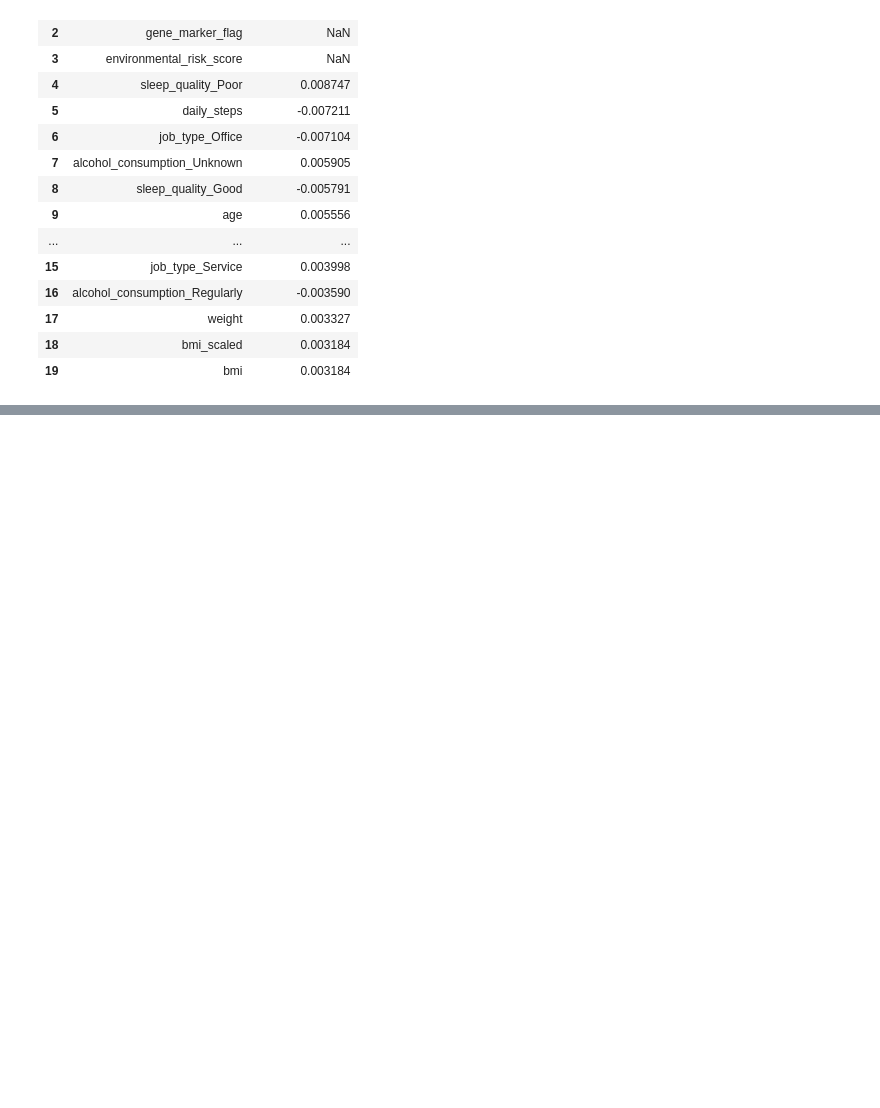
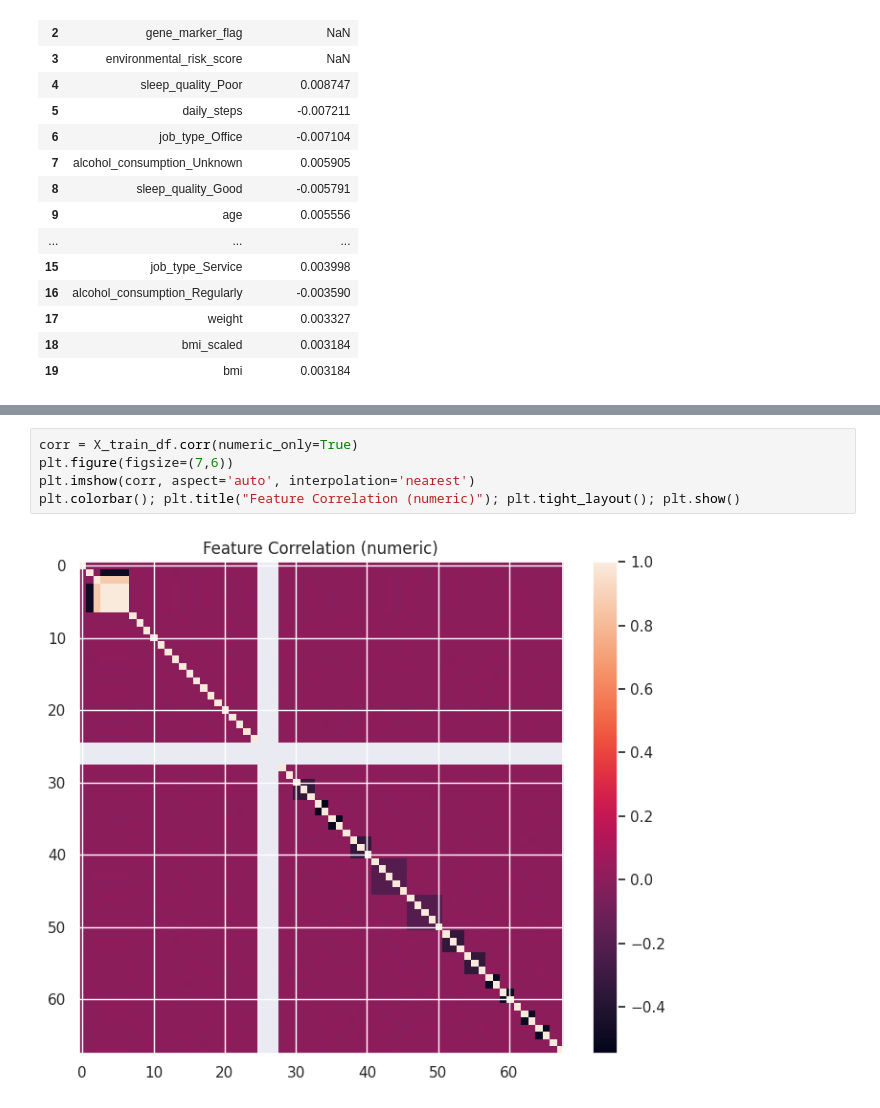
Before and after one commit to manuelapop/health_classification_dataset_model_train, a Jupyter notebook: health_classification.ipynb, the cells around one changed output, grey strips where cells are left out. Drawn from its saved outputs; the diff is of its cells as text; blank space fills up the shorter version.

```diff
--- a/health_classification.ipynb
+++ b/health_classification.ipynb
@@ -562,0 +579,7 @@ pd.DataFrame(corrs, columns=['feature','corr_with_target']).head(20)
+# %%
+corr = X_train_df.corr(numeric_only=True)
+plt.figure(figsize=(7,6))
+plt.imshow(corr, aspect='auto', interpolation='nearest')
+plt.colorbar(); plt.title("Feature Correlation (numeric)"); plt.tight_layout(); plt.show()
+# %% [output]
+[figure, added]
```
Also changed, not shown: parts of 8 cells of this notebook.
